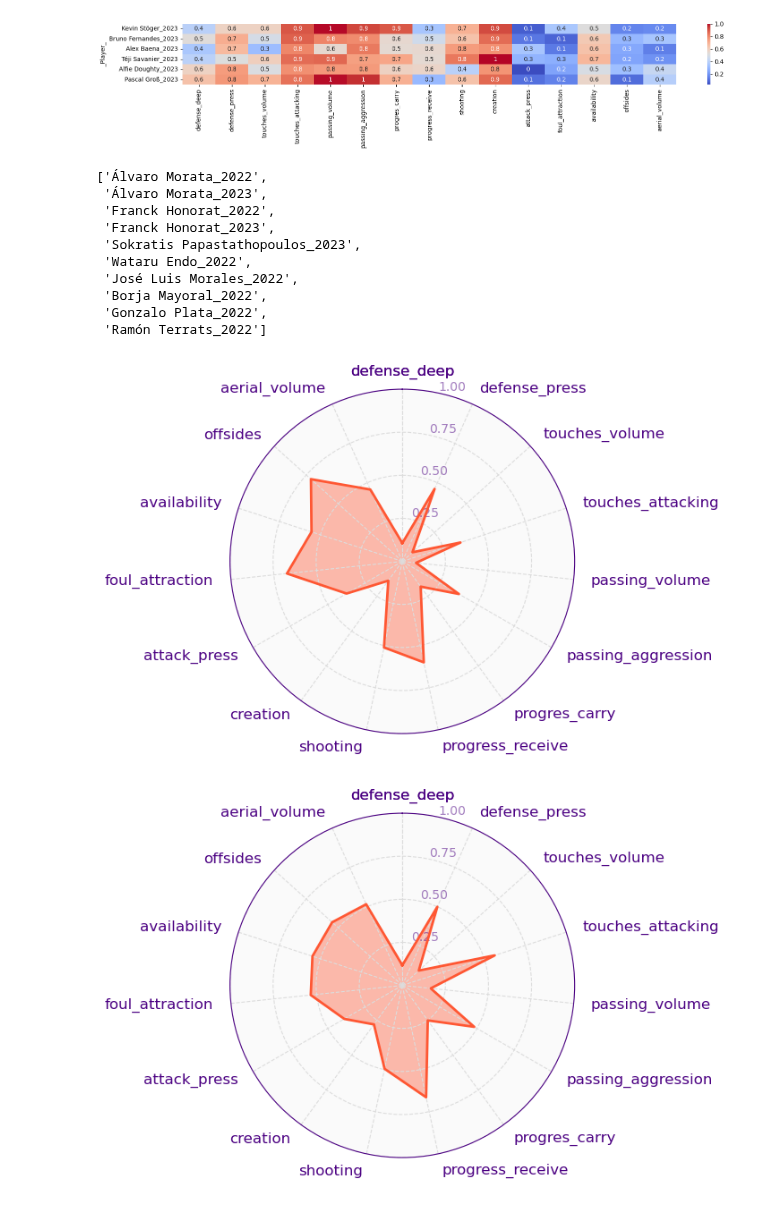
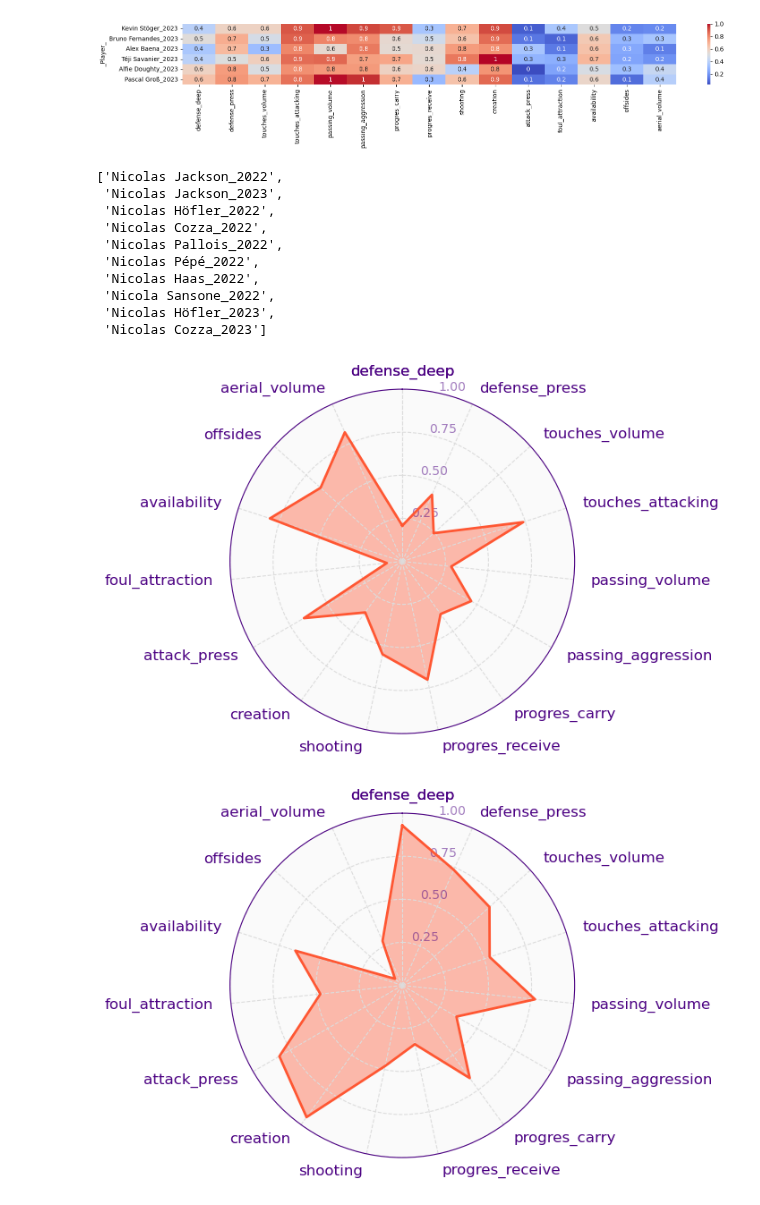
Before and after one commit to alibekk93/FM_skills_prediction, a Jupyter notebook: notebooks/03_player_similarity.ipynb, the cells around one changed output. Saved outputs shown, nothing was run; the diff lists cells and outputs as text; code cells hidden in the pictures.

Commit message:
playing around with player_similarity

```diff
--- a/notebooks/03_player_similarity.ipynb
+++ b/notebooks/03_player_similarity.ipynb
@@ -71,7 +71,7 @@ pca_explanation_dict = {'passing_pca0' : 'passing_volume',
                         'touches_pca0' : 'touches_volume',
                         'touches_pca1' : 'touches_attacking',
                         'progres_pca0' : 'progres_carry',
-                        'progres_pca1' : 'progress_receive',
+                        'progres_pca1' : 'progres_receive',
                         'attack_pca0' : 'shooting',
                         'attack_pca1' : 'creation',
                         'attack_pca2' : 'attack_press',
@@ -217,35 +217,35 @@ def plot_team_radar(data: dict, color='#FF5733') -> None:
     # ax.set_title(data['name'], y=1.1, fontsize=20, color='#4B0082', fontweight='bold')
     plt.show()
 # %%
-find_most_similar_strings('morata', similarity_matrix.index, n=10)
+find_most_similar_strings('Nicholas Jackson', similarity_matrix.index, n=10)
 # %% [output]
-['Álvaro Morata_2022',
- 'Álvaro Morata_2023',
- 'Franck Honorat_2022',
- 'Franck Honorat_2023',
- 'Sokratis Papastathopoulos_2023',
- 'Wataru Endo_2022',
- 'José Luis Morales_2022',
- 'Borja Mayoral_2022',
- 'Gonzalo Plata_2022',
- 'Ramón Terrats_2022']
+['Nicolas Jackson_2022',
+ 'Nicolas Jackson_2023',
+ 'Nicolas Höfler_2022',
+ 'Nicolas Cozza_2022',
+ 'Nicolas Pallois_2022',
+ 'Nicolas Pépé_2022',
+ 'Nicolas Haas_2022',
+ 'Nicola Sansone_2022',
+ 'Nicolas Höfler_2023',
+ 'Nicolas Cozza_2023']
 # %%
-player = 'Álvaro Morata'
-season = 2022
+player = 'Tim Kleindienst'
+season = 2023
 
 plot_data = player_data_pca_scaled.loc[f'{player}_{season}']
 # plot_data.index = [idx[0] for idx in plot_data.index.str.split('_')]
 
 plot_team_radar(plot_data.to_dict())
 # %% [output]
-[figure, old version]
+[figure, new version]
 # %%
-player = 'Nikola Krstović'
+player = 'Laurent Abergel'
 season = 2023
 
 plot_data = player_data_pca_scaled.loc[f'{player}_{season}']
 # plot_data.index = [idx[0] for idx in plot_data.index.str.split('_')]
 
 plot_team_radar(plot_data.to_dict())
 # %% [output]
-[figure, old version]
+[figure, new version]
```
Also changed, not shown: parts of 4 cells of this notebook.
